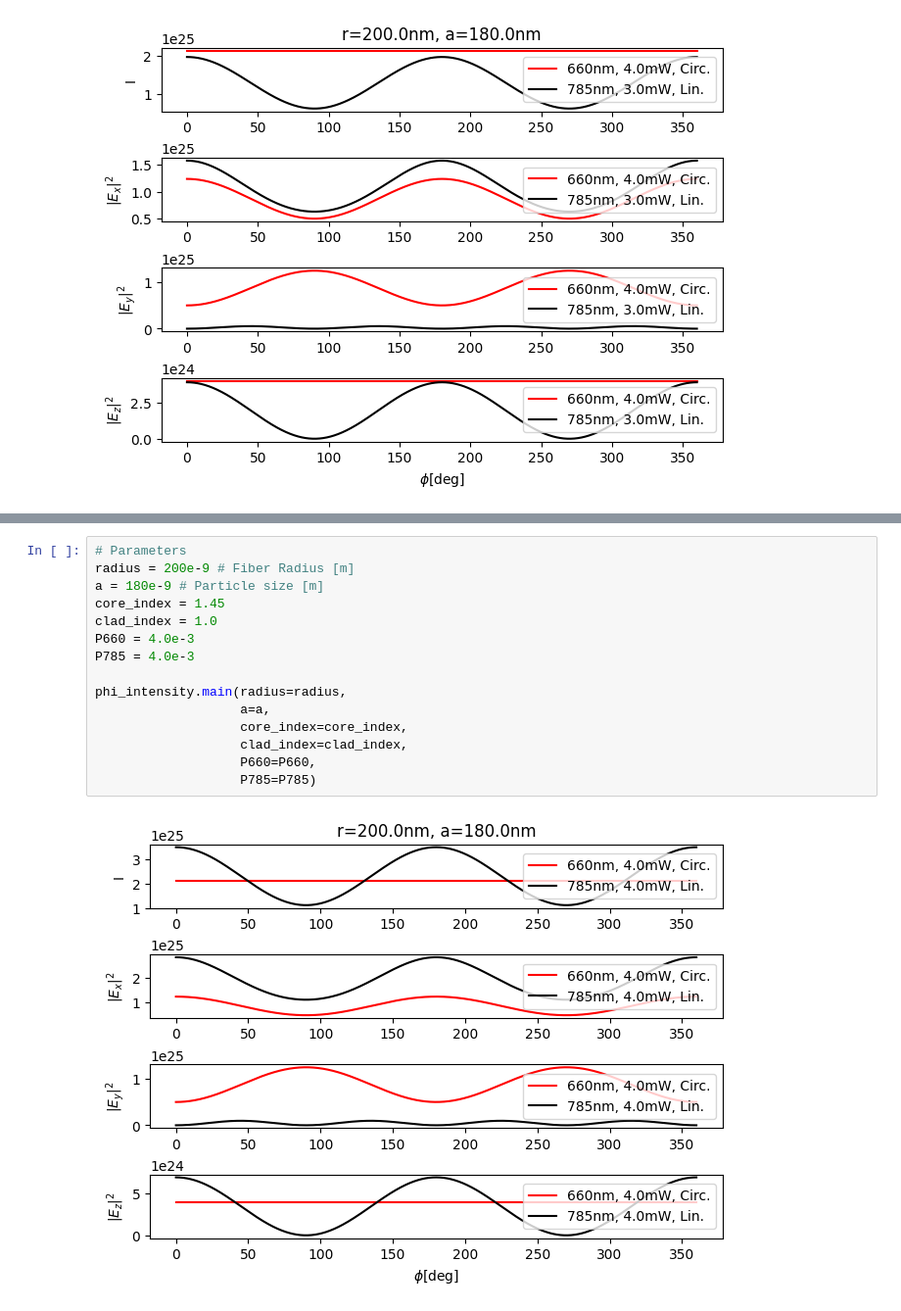
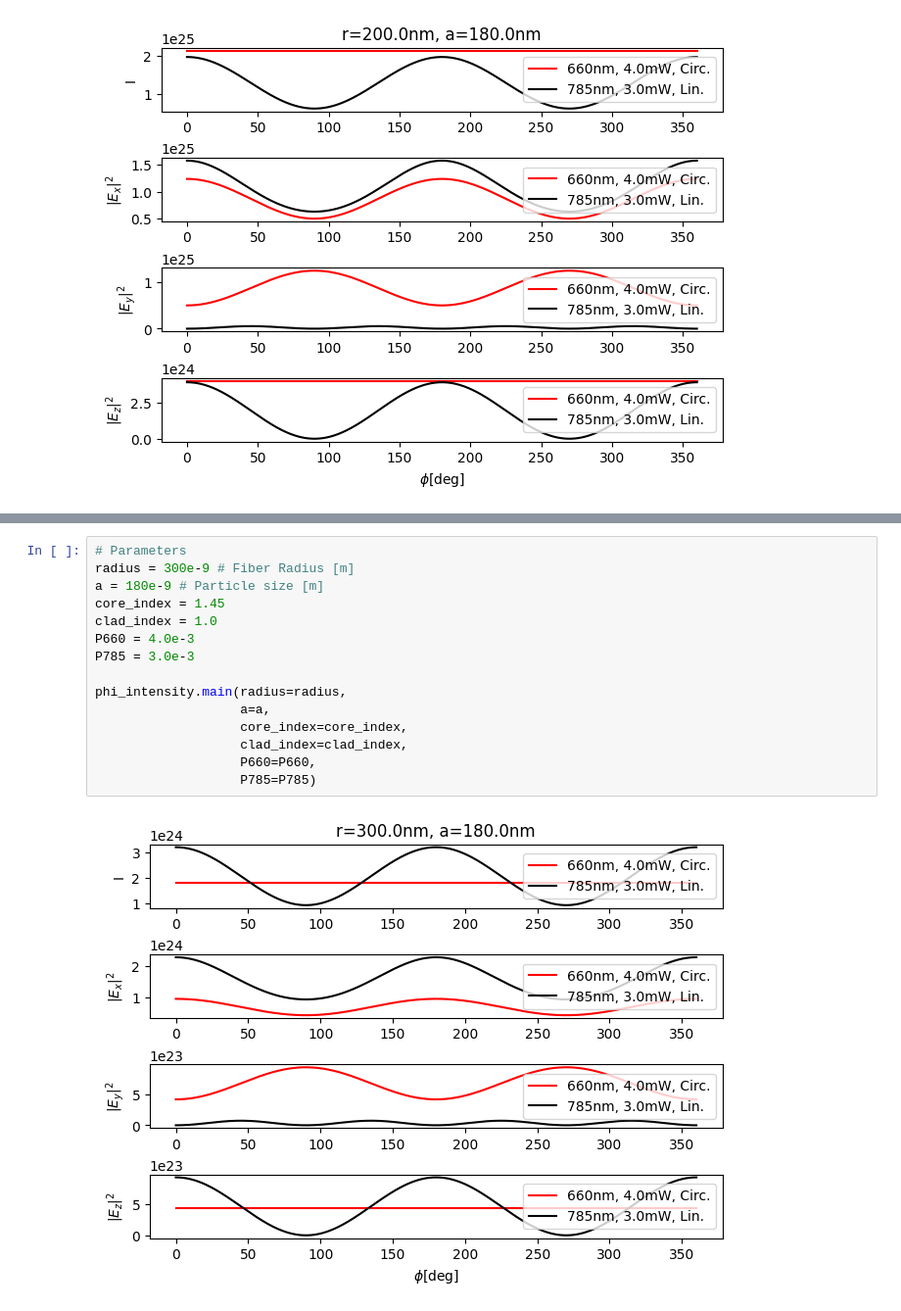
Before and after one commit to yamat0-i/modecalclation, a Jupyter notebook: phi_intensity.ipynb, the cells around one changed output, grey strips where cells are left out. Shown at 98% size. Drawn from its saved outputs; the diff is of its cells as text.

```diff
--- a/phi_intensity.ipynb
+++ b/phi_intensity.ipynb
@@ -37,17 +37,17 @@ phi_intensity.main(radius=radius,
 # %%
 # Parameters
-radius = 200e-9 # Fiber Radius [m]
+radius = 300e-9 # Fiber Radius [m]
 a = 180e-9 # Particle size [m]
 core_index = 1.45
 clad_index = 1.0
 P660 = 4.0e-3
-P785 = 4.0e-3
+P785 = 3.0e-3
 
 phi_intensity.main(radius=radius,
                    a=a,
                    core_index=core_index,
                    clad_index=clad_index,
                    P660=P660,
                    P785=P785)
 # %% [output]
-[figure, old version]
+[figure, new version]
```
Also changed, not shown: parts of 1 cell of this notebook.
